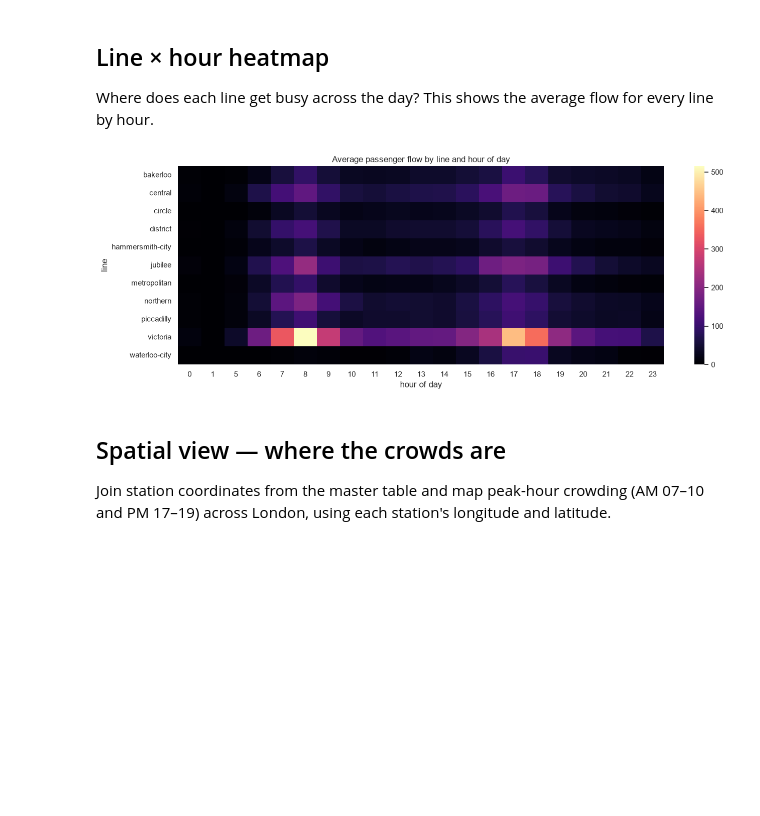
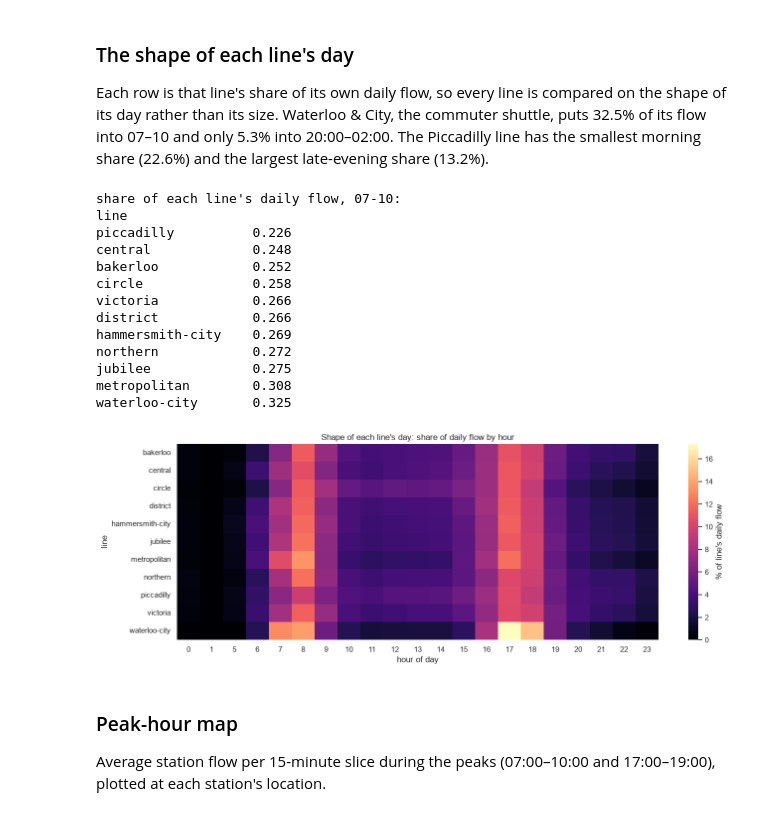
Before and after one commit to koulakhilesh/CodePlayground, a Jupyter notebook: london_tube_crowding/eda_notebook.ipynb, the cells around one changed output. Saved outputs shown, nothing was run; the diff lists cells and outputs as text; code cells hidden in the pictures; blank space fills up the shorter version.

```diff
--- a/london_tube_crowding/eda_notebook.ipynb
+++ b/london_tube_crowding/eda_notebook.ipynb
@@ -68,11 +93,34 @@ max       3189.000000
 Name: value, dtype: float64
 # %%
-# time_slice is a 15-min range like "0000-0015"; derive the slice-start clock time
-slice_start = crowding["time_slice"].astype(str).str.split("-").str[0]
-crowding["minutes"] = slice_start.str[:2].astype(int) * 60 + slice_start.str[2:].astype(int)
+# time_slice is a 15-min range like "0815-0830"; h = slice start in decimal hours
+def slice_hour(ts):
+    ts = ts.astype(str)
+    return ts.str[:2].astype(int) + ts.str[2:4].astype(int) / 60
+
+fmt = lambda h: f"{int(h):02d}:{int(round(h % 1 * 60)):02d}"
+
+crowding["h"] = slice_hour(crowding["time_slice"])
+crowding["minutes"] = (crowding["h"] * 60).round().astype(int)
 crowding["hour"] = crowding["minutes"] // 60
-crowding["slice_start"] = slice_start.str[:2] + ":" + slice_start.str[2:]
+loadings["h"] = slice_hour(loadings["time_slice"])
 
-# average flow per line
-crowding.groupby("line")["value"].mean().sort_values(ascending=False)
+stations["km"] = np.hypot(
+    (stations["lat"] - CENTRE_LAT) * 111,
+    (stations["lon"] - CENTRE_LON) * 111 * np.cos(np.radians(CENTRE_LAT)),
+)
+meta = stations.set_index("naptan")[["name", "km", "lat", "lon"]]
+name_to_id = meta.reset_index().drop_duplicates("name").set_index("name")["naptan"]
+
+# multi-line stations appear once per line, so station figures must sum across lines
+station_slice = (crowding.groupby(["station_naptan", "common_name", "minutes", "hour"])["value"]
+                 .sum().reset_index())
+st = crowding.groupby(["station_naptan", "h"])["value"].sum().unstack(fill_value=0)
+daily = st.sum(axis=1).rename("daily_flow")
+
+def window(a, b):
+    """Columns of `st` in [a, b) hours; wraps past midnight when a > b."""
+    cols = st.columns
+    return st.loc[:, (cols >= a) & (cols < b)] if a < b else st.loc[:, (cols >= a) | (cols < b)]
+
+print("stations:", st.shape[0], "| slices:", st.shape[1], "| total daily flow:", f"{int(daily.sum()):,}")
 # %% [output]
@@ -154,17 +209,33 @@ plt.tight_layout()
 # %% [markdown]
-## Line × hour heatmap
-Where does each line get busy across the day? This shows the average flow for every line by hour.
+### The shape of each line's day
+Each row is that line's share of its own daily flow, so every line is compared on the shape of its day rather than its size. Waterloo & City, the commuter shuttle, puts 32.5% of its flow into 07–10 and only 5.3% into 20:00–02:00. The Piccadilly line has the smallest morning share (22.6%) and the largest late-evening share (13.2%).
 # %%
-pivot = crowding.pivot_table(index="line", columns="hour", values="value", aggfunc="mean")
+pivot = crowding.pivot_table(index="line", columns="hour", values="value", aggfunc="sum")
+pivot = pivot.div(pivot.sum(axis=1), axis=0)
+print("share of each line's daily flow, 07-10:")
+print(pivot[[7, 8, 9]].sum(axis=1).sort_values().round(3).to_string())
 plt.figure(figsize=(14, 5))
-sns.heatmap(pivot, cmap="magma")
-plt.title("Average passenger flow by line and hour of day")
+sns.heatmap(pivot * 100, cmap="magma", cbar_kws={"label": "% of line's daily flow"})
+plt.title("Shape of each line's day: share of daily flow by hour")
 plt.xlabel("hour of day")
 plt.ylabel("line")
 plt.tight_layout()
 # %% [output]
+share of each line's daily flow, 07-10:
+line
+piccadilly          0.226
+central             0.248
+bakerloo            0.252
+circle              0.258
+victoria            0.266
+district            0.266
+hammersmith-city    0.269
+northern            0.272
+jubilee             0.275
+metropolitan        0.308
+waterloo-city       0.325
-[figure, old version]
+[figure, new version]
 # %% [markdown]
-## Spatial view — where the crowds are
-Join station coordinates from the master table and map peak-hour crowding (AM 07–10 and PM 17–19) across London, using each station's longitude and latitude.
+### Peak-hour map
+Average station flow per 15-minute slice during the peaks (07:00–10:00 and 17:00–19:00), plotted at each station's location.
 # %%
```
Also changed, not shown: parts of 27 cells of this notebook, 5 other files.
